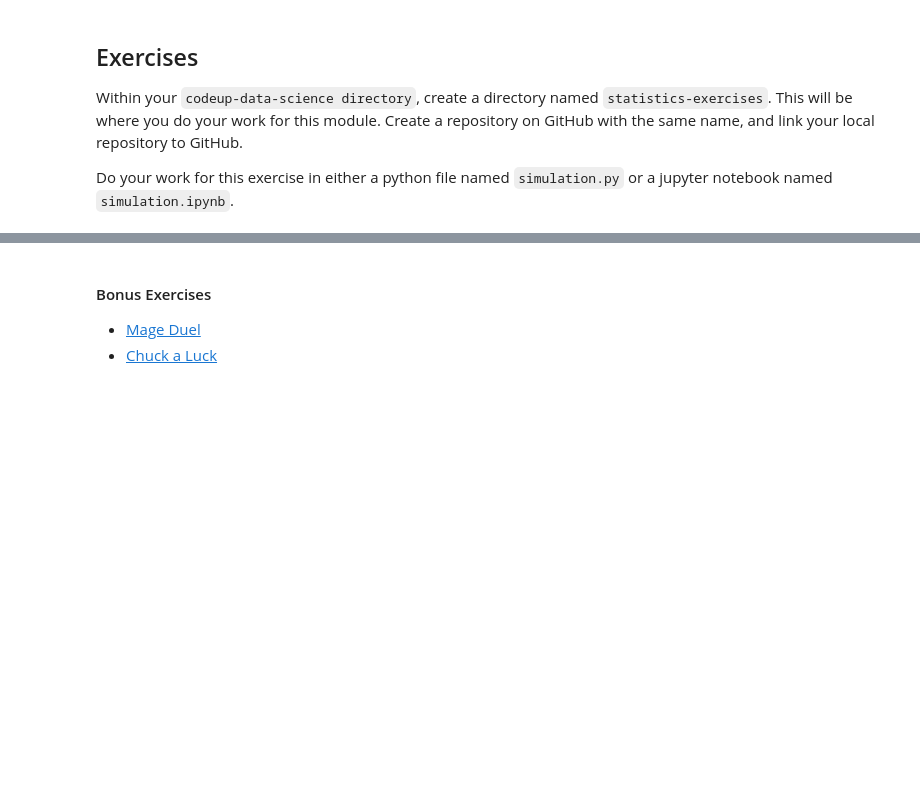
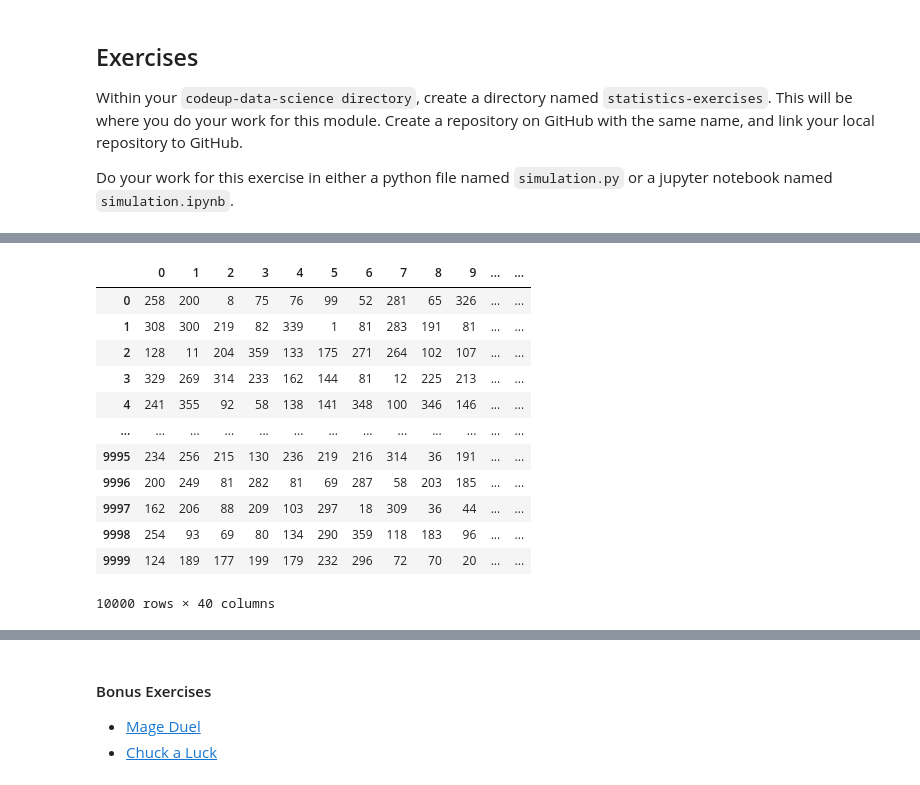
Before and after one commit to Tyler-Applegate/statistics-exercises, a Jupyter notebook: simulation.ipynb, the cells around one changed output, grey strips where cells are left out. Cells and saved outputs as stored; diff of their text form; code cells hidden in the pictures; blank space fills up the shorter version.

```diff
--- a/simulation.ipynb
+++ b/simulation.ipynb
@@ -242,0 +929,9 @@ Do your work for this exercise in either a python file named `simulation.py` or
+# %%
+# what about 40 people?
+b_days = np.arange(1,366)
+
+n_trials = n_rows = 10_000
+n_people = n_cols = 40
+
+forty_test = np.random.choice(b_days, n_cols * n_rows).reshape(n_rows, n_cols)
+forty_test
@@ -242,0 +946,17 @@ Do your work for this exercise in either a python file named `simulation.py` or
+# %%
+second_forty = pd.DataFrame(forty_test)
+second_forty
+# %% [output]
+|  | 0 | 1 | 2 | 3 | 4 | 5 | 6 | 7 | 8 | 9 | ... | ... |
+| 0 | 258 | 200 | 8 | 75 | 76 | 99 | 52 | 281 | 65 | 326 | ... | ... |
+| 1 | 308 | 300 | 219 | 82 | 339 | 1 | 81 | 283 | 191 | 81 | ... | ... |
+| 2 | 128 | 11 | 204 | 359 | 133 | 175 | 271 | 264 | 102 | 107 | ... | ... |
+| 3 | 329 | 269 | 314 | 233 | 162 | 144 | 81 | 12 | 225 | 213 | ... | ... |
+| 4 | 241 | 355 | 92 | 58 | 138 | 141 | 348 | 100 | 346 | 146 | ... | ... |
+| ... | ... | ... | ... | ... | ... | ... | ... | ... | ... | ... | ... | ... |
+| 9995 | 234 | 256 | 215 | 130 | 236 | 219 | 216 | 314 | 36 | 191 | ... | ... |
+| 9996 | 200 | 249 | 81 | 282 | 81 | 69 | 287 | 58 | 203 | 185 | ... | ... |
+| 9997 | 162 | 206 | 88 | 209 | 103 | 297 | 18 | 309 | 36 | 44 | ... | ... |
+| 9998 | 254 | 93 | 69 | 80 | 134 | 290 | 359 | 118 | 183 | 96 | ... | ... |
+| 9999 | 124 | 189 | 177 | 199 | 179 | 232 | 296 | 72 | 70 | 20 | ... | ... |
+10000 rows × 40 columns
```
Also changed, not shown: parts of 95 cells of this notebook.
